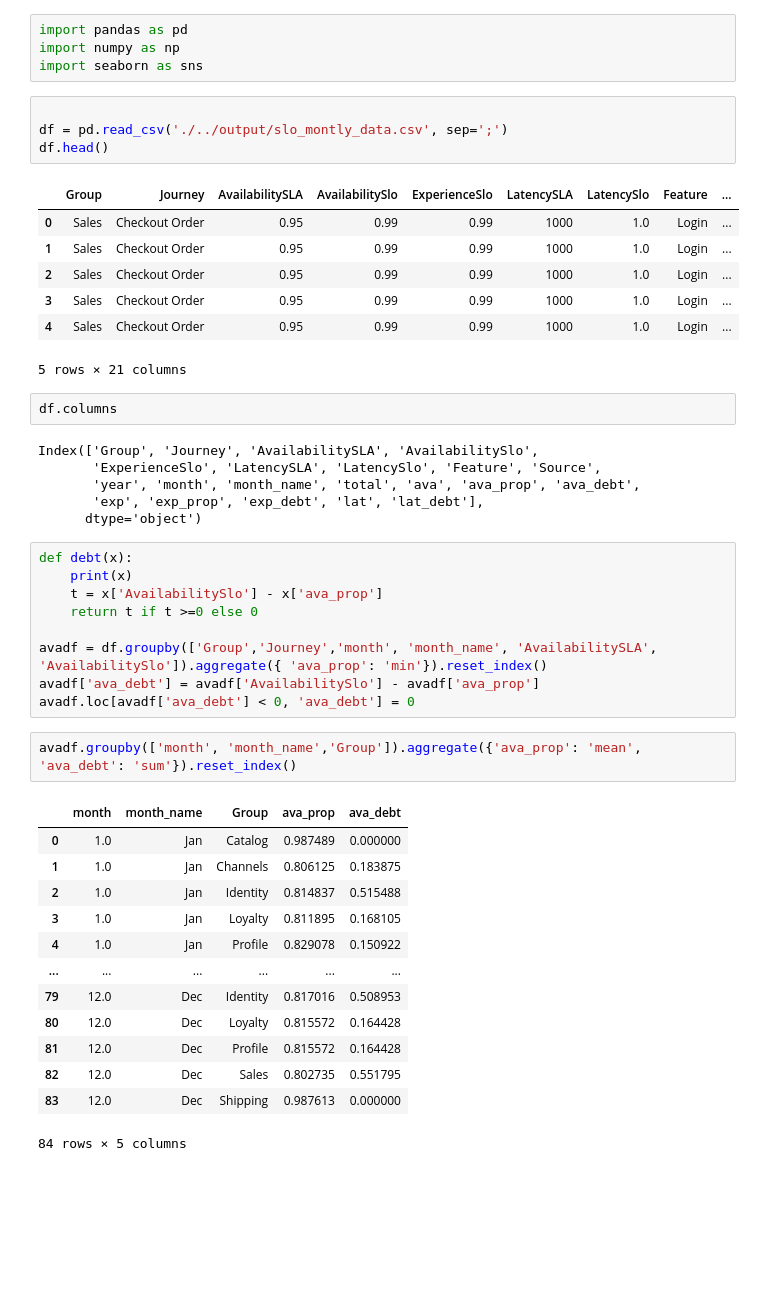
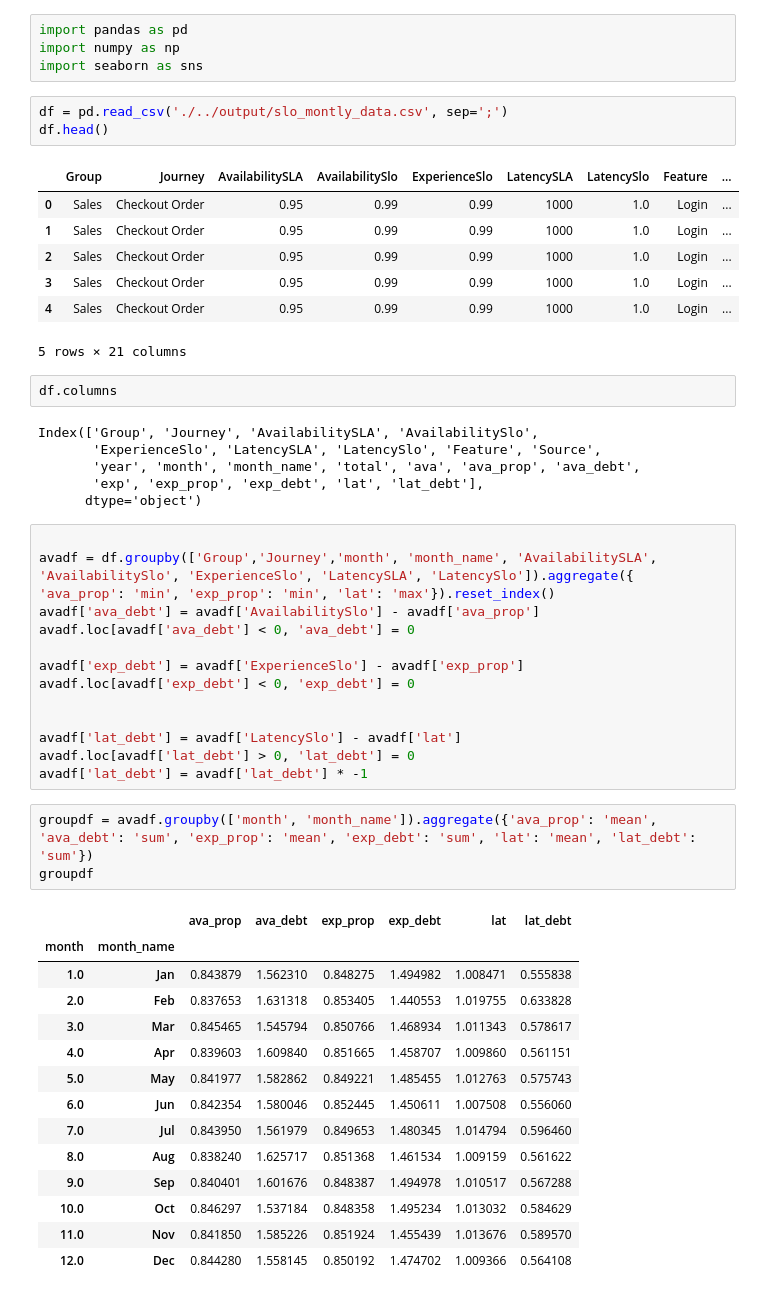
Before and after one commit to owlvey/owlvey_notebooks, a Jupyter notebook: reports/slo_journeys.ipynb, the cells around one changed output. Cells and saved outputs as stored; diff of their text form; blank space fills up the shorter version.

```diff
--- a/reports/slo_journeys.ipynb
+++ b/reports/slo_journeys.ipynb
@@ -3,7 +3,6 @@ import pandas as pd
 import numpy as np
 import seaborn as sns
 # %%
-
 df = pd.read_csv('./../output/slo_montly_data.csv', sep=';')
 df.head()
 # %% [output]
@@ -23,28 +22,34 @@ Index(['Group', 'Journey', 'AvailabilitySLA', 'AvailabilitySlo',
        'exp', 'exp_prop', 'exp_debt', 'lat', 'lat_debt'],
       dtype='object')
 # %%
-def debt(x):
-    print(x)
-    t = x['AvailabilitySlo'] - x['ava_prop']
-    return t if t >=0 else 0
 
-avadf = df.groupby(['Group','Journey','month', 'month_name', 'AvailabilitySLA', 'AvailabilitySlo']).aggregate({ 'ava_prop': 'min'}).reset_index()
+avadf = df.groupby(['Group','Journey','month', 'month_name', 'AvailabilitySLA', 'AvailabilitySlo', 'ExperienceSlo', 'LatencySLA', 'LatencySlo']).aggregate({ 'ava_prop': 'min', 'exp_prop': 'min', 'lat': 'max'}).reset_index()
 avadf['ava_debt'] = avadf['AvailabilitySlo'] - avadf['ava_prop']
 avadf.loc[avadf['ava_debt'] < 0, 'ava_debt'] = 0
+
+avadf['exp_debt'] = avadf['ExperienceSlo'] - avadf['exp_prop']
+avadf.loc[avadf['exp_debt'] < 0, 'exp_debt'] = 0
+
+
+avadf['lat_debt'] = avadf['LatencySlo'] - avadf['lat']
+avadf.loc[avadf['lat_debt'] > 0, 'lat_debt'] = 0
+avadf['lat_debt'] = avadf['lat_debt'] * -1
 # %%
-avadf.groupby(['month', 'month_name','Group']).aggregate({'ava_prop': 'mean', 'ava_debt': 'sum'}).reset_index()
+groupdf = avadf.groupby(['month', 'month_name']).aggregate({'ava_prop': 'mean', 'ava_debt': 'sum', 'exp_prop': 'mean', 'exp_debt': 'sum', 'lat': 'mean', 'lat_debt': 'sum'})
+groupdf
 # %% [output]
-|  | month | month_name | Group | ava_prop | ava_debt |
-| 0 | 1.0 | Jan | Catalog | 0.987489 | 0.000000 |
-| 1 | 1.0 | Jan | Channels | 0.806125 | 0.183875 |
-| 2 | 1.0 | Jan | Identity | 0.814837 | 0.515488 |
-| 3 | 1.0 | Jan | Loyalty | 0.811895 | 0.168105 |
-| 4 | 1.0 | Jan | Profile | 0.829078 | 0.150922 |
-| ... | ... | ... | ... | ... | ... |
-| 79 | 12.0 | Dec | Identity | 0.817016 | 0.508953 |
-| 80 | 12.0 | Dec | Loyalty | 0.815572 | 0.164428 |
-| 81 | 12.0 | Dec | Profile | 0.815572 | 0.164428 |
-| 82 | 12.0 | Dec | Sales | 0.802735 | 0.551795 |
-| 83 | 12.0 | Dec | Shipping | 0.987613 | 0.000000 |
+|  |  | ava_prop | ava_debt | exp_prop | exp_debt | lat | lat_debt |
+| month | month_name |  |  |  |  |  |  |
+| 1.0 | Jan | 0.843879 | 1.562310 | 0.848275 | 1.494982 | 1.008471 | 0.555838 |
+| 2.0 | Feb | 0.837653 | 1.631318 | 0.853405 | 1.440553 | 1.019755 | 0.633828 |
+| 3.0 | Mar | 0.845465 | 1.545794 | 0.850766 | 1.468934 | 1.011343 | 0.578617 |
+| 4.0 | Apr | 0.839603 | 1.609840 | 0.851665 | 1.458707 | 1.009860 | 0.561151 |
+| 5.0 | May | 0.841977 | 1.582862 | 0.849221 | 1.485455 | 1.012763 | 0.575743 |
+| 6.0 | Jun | 0.842354 | 1.580046 | 0.852445 | 1.450611 | 1.007508 | 0.556060 |
+| 7.0 | Jul | 0.843950 | 1.561979 | 0.849653 | 1.480345 | 1.014794 | 0.596460 |
+| 8.0 | Aug | 0.838240 | 1.625717 | 0.851368 | 1.461534 | 1.009159 | 0.561622 |
+| 9.0 | Sep | 0.840401 | 1.601676 | 0.848387 | 1.494978 | 1.010517 | 0.567288 |
+| 10.0 | Oct | 0.846297 | 1.537184 | 0.848358 | 1.495234 | 1.013032 | 0.584629 |
+| 11.0 | Nov | 0.841850 | 1.585226 | 0.851924 | 1.455439 | 1.013676 | 0.589570 |
+| 12.0 | Dec | 0.844280 | 1.558145 | 0.850192 | 1.474702 | 1.009366 | 0.564108 |
-84 rows × 5 columns
 # %%
```
Also changed, not shown: parts of 10 cells of this notebook.
